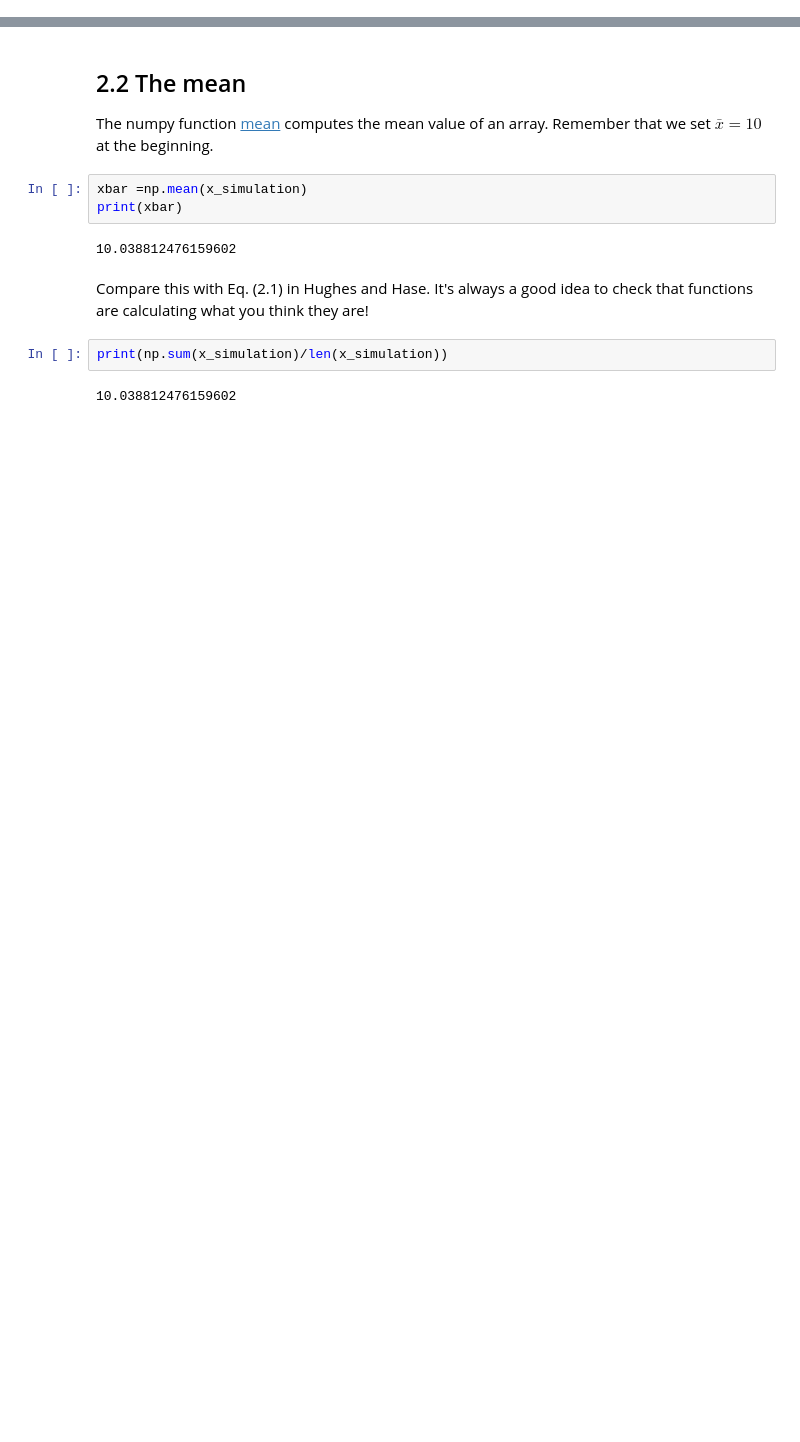
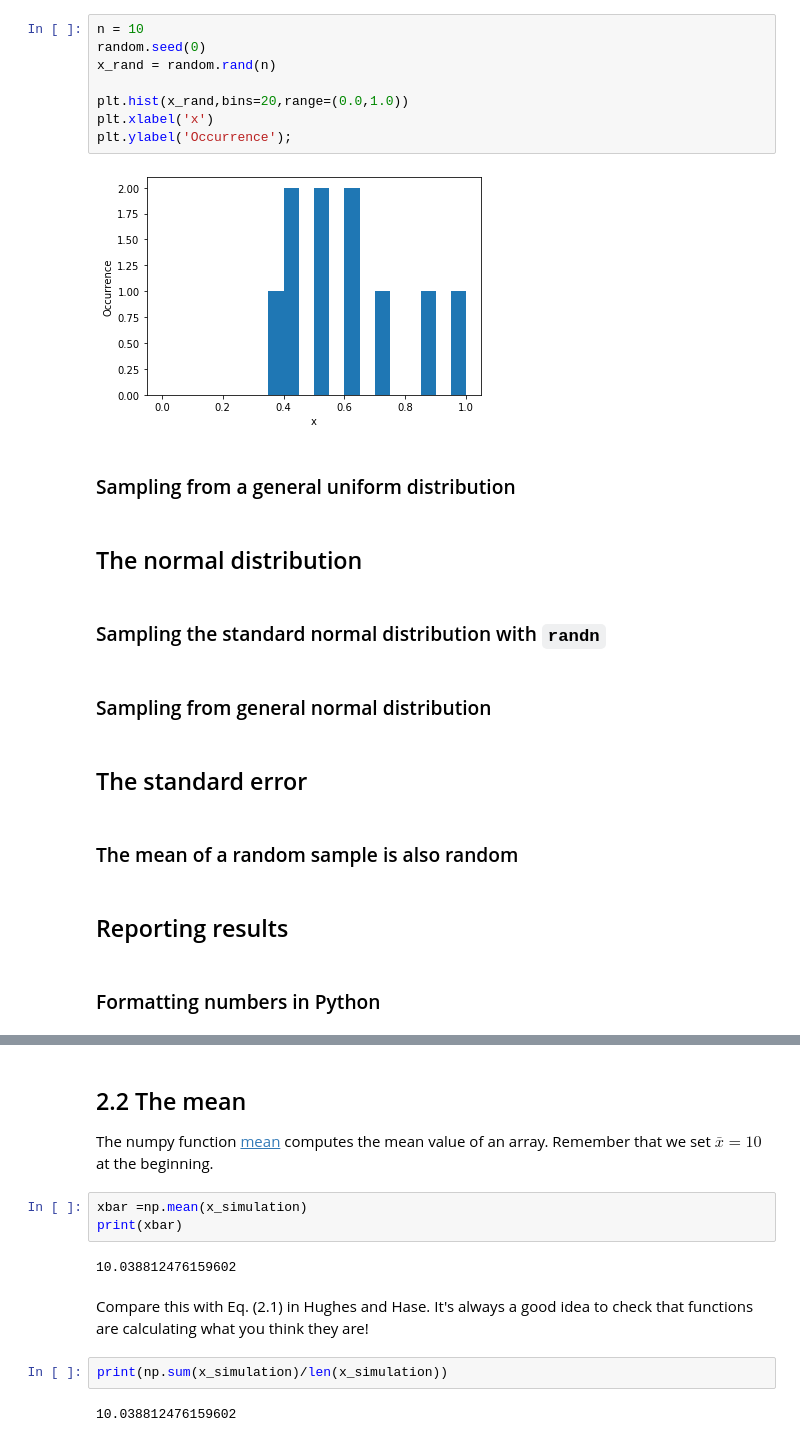
Before and after one commit to jsdodge/data-analysis-python, a Jupyter notebook: notebooks/2.0-Basic-statistics.ipynb, the cells around one changed output, grey strips where cells are left out. Cells and saved outputs as stored; diff of their text form; blank space fills up the shorter version.

```diff
--- a/notebooks/2.0-Basic-statistics.ipynb
+++ b/notebooks/2.0-Basic-statistics.ipynb
@@ -0,0 +146,26 @@
+# %%
+n = 10
+random.seed(0)
+x_rand = random.rand(n)
+
+plt.hist(x_rand,bins=20,range=(0.0,1.0))
+plt.xlabel('x')
+plt.ylabel('Occurrence');
+# %% [output]
+[figure, added]
+# %% [markdown]
+### Sampling from a general uniform distribution
+# %% [markdown]
+## The normal distribution
+# %% [markdown]
+### Sampling the standard normal distribution with `randn`
+# %% [markdown]
+### Sampling from general normal distribution
+# %% [markdown]
+## The standard error
+# %% [markdown]
+###  The mean of a random sample is also random
+# %% [markdown]
+## Reporting results
+# %% [markdown]
+### Formatting numbers in Python
```
Also changed, not shown: parts of 20 cells of this notebook, 2 other files.
